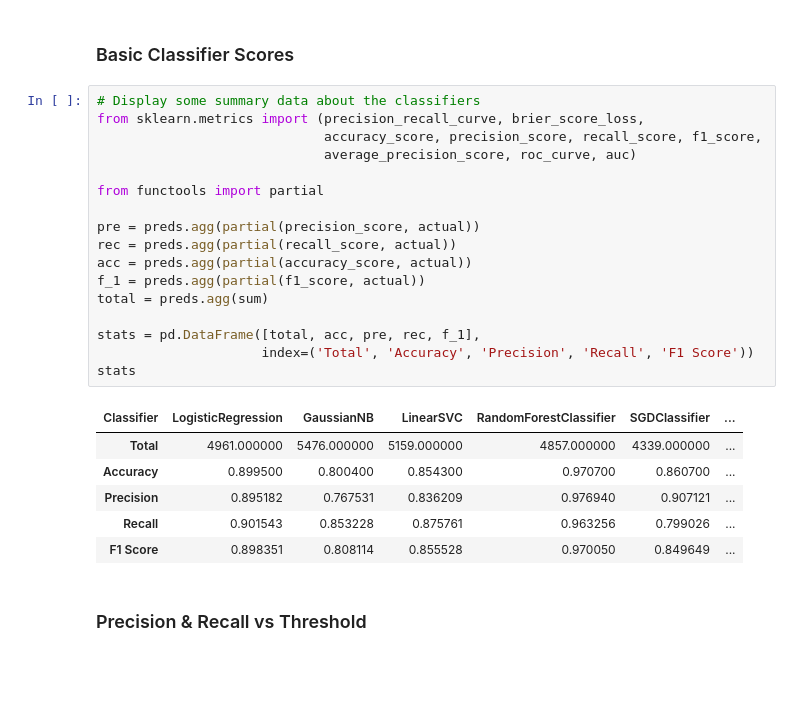
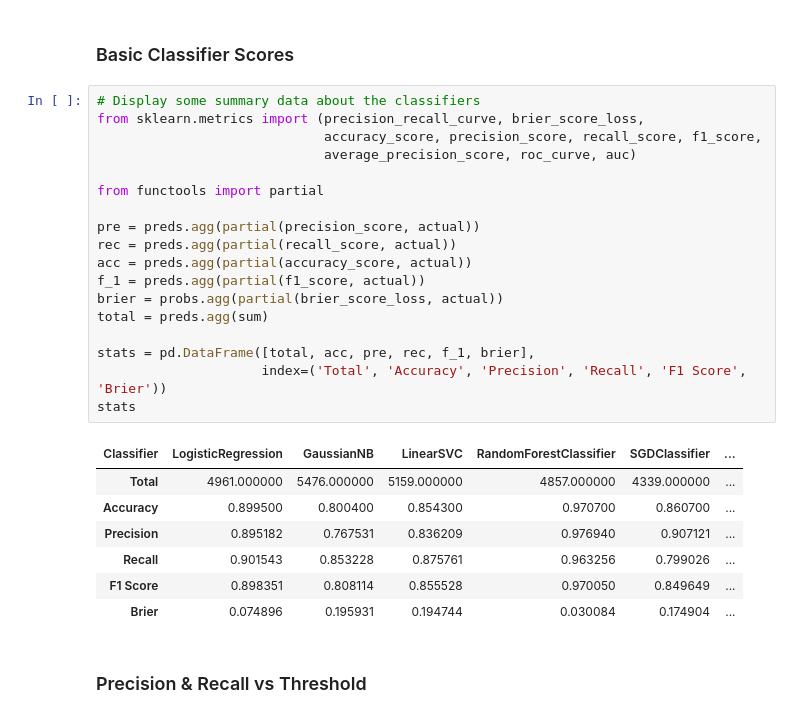
Before and after one commit to johnstill/calibration, a Jupyter notebook: Classifiers.ipynb, the cells around one changed output. Cells and saved outputs as stored; diff of their text form; blank space fills up the shorter version.

```diff
--- a/Classifiers.ipynb
+++ b/Classifiers.ipynb
@@ -27,27 +27,29 @@ df_raw.head()
 # %%
 # Display some summary data about the classifiers
 from sklearn.metrics import (precision_recall_curve, brier_score_loss,
                              accuracy_score, precision_score, recall_score, f1_score,
                              average_precision_score, roc_curve, auc)
 
 from functools import partial
 
 pre = preds.agg(partial(precision_score, actual))
 rec = preds.agg(partial(recall_score, actual))
 acc = preds.agg(partial(accuracy_score, actual))
 f_1 = preds.agg(partial(f1_score, actual))
+brier = probs.agg(partial(brier_score_loss, actual))
 total = preds.agg(sum)
 
-stats = pd.DataFrame([total, acc, pre, rec, f_1],
-                     index=('Total', 'Accuracy', 'Precision', 'Recall', 'F1 Score'))
+stats = pd.DataFrame([total, acc, pre, rec, f_1, brier],
+                     index=('Total', 'Accuracy', 'Precision', 'Recall', 'F1 Score', 'Brier'))
 stats
 # %% [output]
 | Classifier | LogisticRegression | GaussianNB | LinearSVC | RandomForestClassifier | SGDClassifier | ... |
 | Total | 4961.000000 | 5476.000000 | 5159.000000 | 4857.000000 | 4339.000000 | ... |
 | Accuracy | 0.899500 | 0.800400 | 0.854300 | 0.970700 | 0.860700 | ... |
 | Precision | 0.895182 | 0.767531 | 0.836209 | 0.976940 | 0.907121 | ... |
 | Recall | 0.901543 | 0.853228 | 0.875761 | 0.963256 | 0.799026 | ... |
 | F1 Score | 0.898351 | 0.808114 | 0.855528 | 0.970050 | 0.849649 | ... |
+| Brier | 0.074896 | 0.195931 | 0.194744 | 0.030084 | 0.174904 | ... |
 # %% [markdown]
 ### Precision & Recall vs Threshold
 # %%
```
Also changed, not shown: parts of 2 cells of this notebook, 2 other files.
